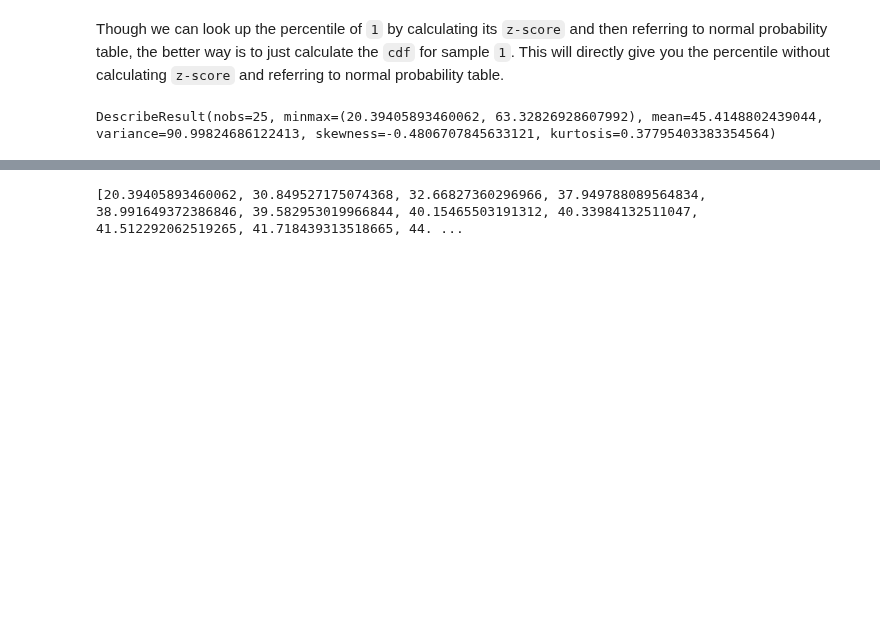
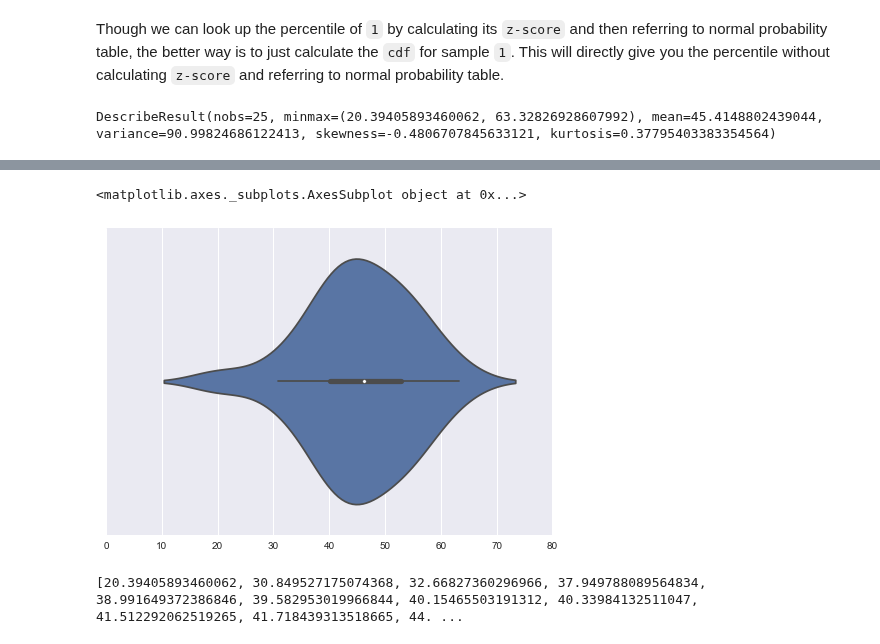
Before and after one commit to mayankkaizen/jupyter-notebooks, a Jupyter notebook: ML and DS/ML- Stats and Probability.ipynb, the cells around one changed output, grey strips where cells are left out. Saved outputs shown, nothing was run; the diff lists cells and outputs as text; code cells hidden in the pictures; blank space fills up the shorter version.

```diff
--- a/ML and DS/ML- Stats and Probability.ipynb
+++ b/ML and DS/ML- Stats and Probability.ipynb
@@ -672,3 +672,8 @@ plt.xlim(18,66)
+# %%
+sns.violinplot(s)
+# %% [output]
+<matplotlib.axes._subplots.AxesSubplot object at 0x...>
+[figure, added]
 # %%
 sorted(s)
 # %% [output]
```
Also changed, not shown: parts of 56 cells of this notebook, 5 other files.
